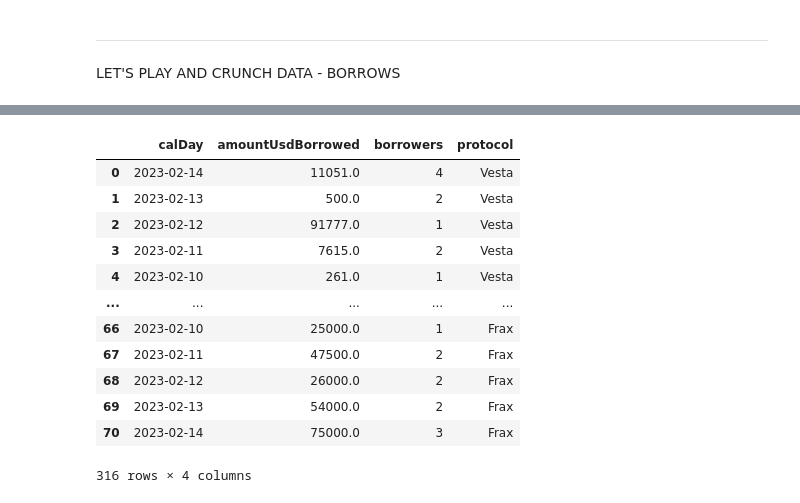
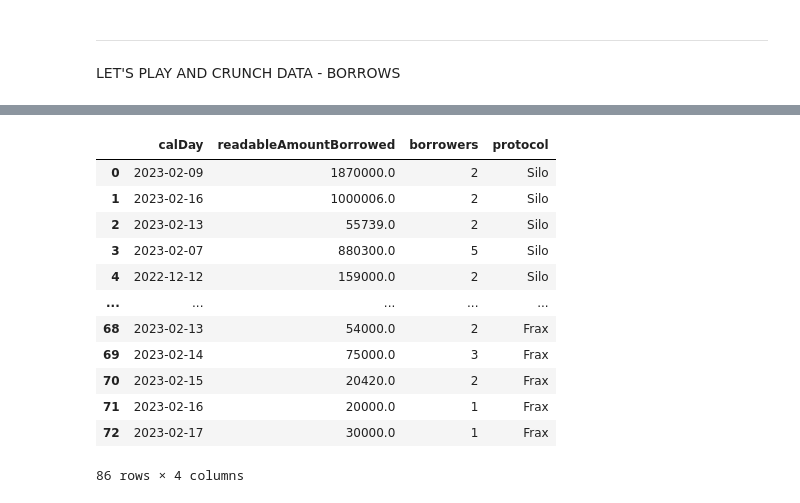
Before and after one commit to EdgeCaser/EconohmetricsOld, a Jupyter notebook: gohmAsStablecoinCollateralBorrowEvents.ipynb, the cells around one changed output, grey strips where cells are left out. Drawn from its saved outputs; the diff is of its cells as text; code cells hidden in the pictures.

```diff
--- a/gohmAsStablecoinCollateralBorrowEvents.ipynb
+++ b/gohmAsStablecoinCollateralBorrowEvents.ipynb
@@ -762,9 +768,9 @@ file saved
 **********************************************************
 LET'S PLAY AND CRUNCH DATA - BORROWS
 # %%
-fraxBorrowedUSDDaily = db.query("select "
+fraxBorrowedDaily = db.query("select "
                    "    date_trunc('day', cast(dateTime as timestamp)) calDay "
-                         ", sum(amountUSD) amountUsdBorrowed"
+                         ", sum(readableAmount) readableAmountBorrowed"
                          ", count(distinct actions_root_address) borrowers "
                        "From fraxBorrowsDb "
                         "Group by 1 "
@@ -772,6 +778,6 @@ fraxBorrowedUSDDaily = db.query("select "
                    ).df()
 
 
-fraxBorrowedUSDDaily['protocol'] = 'Frax'
-fraxBorrowedUSDDaily.head(100)
+fraxBorrowedDaily['protocol'] = 'Frax'
+fraxBorrowedDaily.head(100)
 # %% [output]
@@ -812,12 +819,12 @@ siloBorrowedUSD.head(10)
 # %%
-siloBorrowedUSDDaily = db.query(
+siloBorrowedDaily = db.query(
                         "select "
                             "calDay "
-                            ",sum(transaction_amountUSD::hugeint) amountUsdBorrowed "
+                            ",sum(readableAmountBorrowed::hugeint) readableAmountBorrowed "
                         "   ,count(distinct transaction_account_id) borrowers "
                        "From siloBorrowedUSD "
                         "Group by 1 "
                    ).df()
-siloBorrowedUSDDaily['protocol'] = 'Silo'
-siloBorrowedUSDDaily.head(100)
+siloBorrowedDaily['protocol'] = 'Silo'
+siloBorrowedDaily.head(100)
 # %% [output]
@@ -869,21 +864,21 @@ vestaBorrowedUSDDaily.head(100)
 # %%
 #Don't judge if I use pandas for some things and SQL for others. I'm a noob :P
-dailyUsdBorrowdDb =  pd.concat([vestaBorrowedUSDDaily, siloBorrowedUSDDaily,fraxBorrowedUSDDaily])
+dailyUsdBorrowdDb =  pd.concat([siloBorrowedDaily,fraxBorrowedDaily])#vestaBorrowedUSDDaily, for when it is not poopy
 dailyUsdBorrowdDb.head(400)
 # %% [output]
-|  | calDay | amountUsdBorrowed | borrowers | protocol |
-| 0 | 2023-02-14 | 11051.0 | 4 | Vesta |
-| 1 | 2023-02-13 | 500.0 | 2 | Vesta |
-| 2 | 2023-02-12 | 91777.0 | 1 | Vesta |
-| 3 | 2023-02-11 | 7615.0 | 2 | Vesta |
-| 4 | 2023-02-10 | 261.0 | 1 | Vesta |
+|  | calDay | readableAmountBorrowed | borrowers | protocol |
+| 0 | 2023-02-09 | 1870000.0 | 2 | Silo |
+| 1 | 2023-02-16 | 1000006.0 | 2 | Silo |
+| 2 | 2023-02-13 | 55739.0 | 2 | Silo |
+| 3 | 2023-02-07 | 880300.0 | 5 | Silo |
+| 4 | 2022-12-12 | 159000.0 | 2 | Silo |
 | ... | ... | ... | ... | ... |
-| 66 | 2023-02-10 | 25000.0 | 1 | Frax |
-| 67 | 2023-02-11 | 47500.0 | 2 | Frax |
-| 68 | 2023-02-12 | 26000.0 | 2 | Frax |
-| 69 | 2023-02-13 | 54000.0 | 2 | Frax |
-| 70 | 2023-02-14 | 75000.0 | 3 | Frax |
+| 68 | 2023-02-13 | 54000.0 | 2 | Frax |
+| 69 | 2023-02-14 | 75000.0 | 3 | Frax |
+| 70 | 2023-02-15 | 20420.0 | 2 | Frax |
+| 71 | 2023-02-16 | 20000.0 | 1 | Frax |
+| 72 | 2023-02-17 | 30000.0 | 1 | Frax |
-316 rows × 4 columns
+86 rows × 4 columns
 # %%
 dailyUsdBorrowdDbLength = len(dailyUsdBorrowdDb)
 path =file+'/dailyUsdBorrowed.csv'
```
Also changed, not shown: parts of 29 cells of this notebook, 1 other file.
